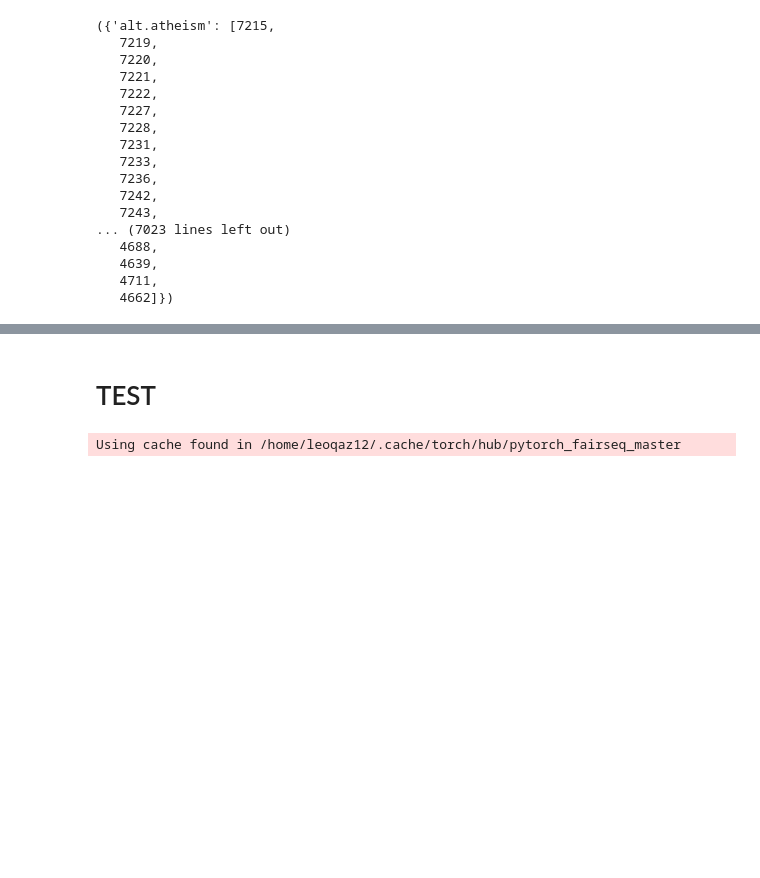
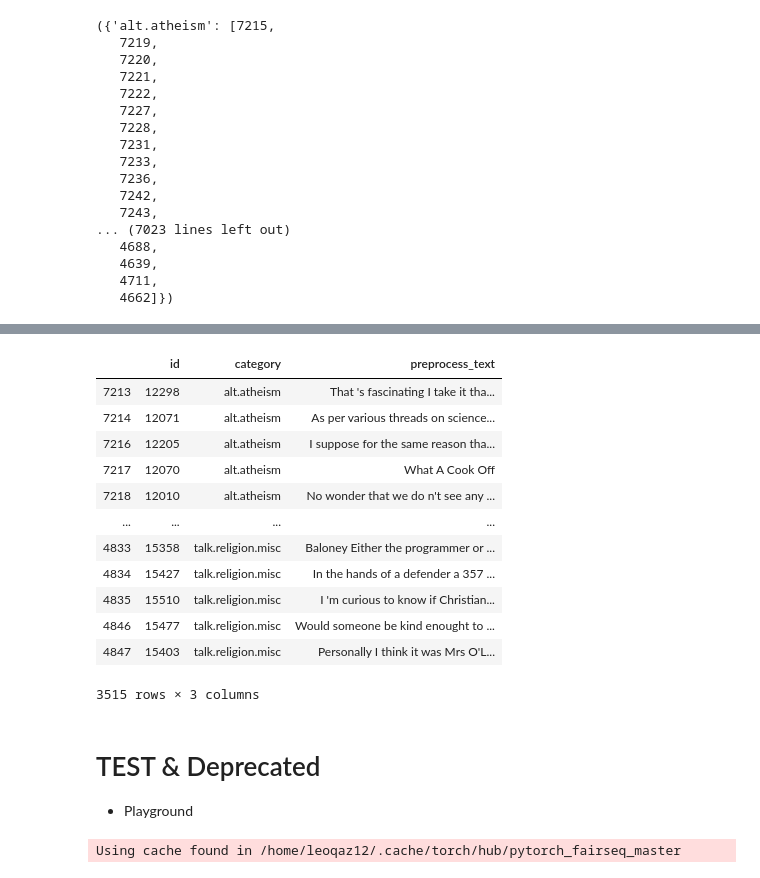
Before and after one commit to tychen5/SequenceFramework, a Jupyter notebook: 1.AnalyzeData_Preprocessing.ipynb, the cells around one changed output, grey strips where cells are left out. Saved outputs shown, nothing was run; the diff lists cells and outputs as text; code cells hidden in the pictures; blank space fills up the shorter version.

```diff
--- a/1.AnalyzeData.ipynb
+++ b/1.AnalyzeData_Preprocessing.ipynb
@@ -508,3 +491,21 @@ int(5/2)
+# %%
+test_df.to_csv('data/20news-bydate-v3/validation_df.csv')
+valid_df.to_csv('data/20news-bydate-v3/test_df.csv')
+test_df
+# %% [output]
+|  | id | category | preprocess_text |
+| 7213 | 12298 | alt.atheism | That 's fascinating I take it tha... |
+| 7214 | 12071 | alt.atheism | As per various threads on science... |
+| 7216 | 12205 | alt.atheism | I suppose for the same reason tha... |
+| 7217 | 12070 | alt.atheism | What A Cook Off |
+| 7218 | 12010 | alt.atheism | No wonder that we do n't see any ... |
+| ... | ... | ... | ... |
+| 4833 | 15358 | talk.religion.misc | Baloney Either the programmer or ... |
+| 4834 | 15427 | talk.religion.misc | In the hands of a defender a 357 ... |
+| 4835 | 15510 | talk.religion.misc | I 'm curious to know if Christian... |
+| 4846 | 15477 | talk.religion.misc | Would someone be kind enought to ... |
+| 4847 | 15403 | talk.religion.misc | Personally I think it was Mrs O'L... |
+3515 rows × 3 columns
 # %%
 # def convert(series):
 #     if type(series) is not int:
@@ -515,7 +516,8 @@ int(5/2)
 #             return series
 #     return series
 # %% [markdown]
-# TEST
+# TEST & Deprecated
+* Playground
 # %%
 roberta = torch.hub.load('pytorch/fairseq', 'roberta.large')
 roberta.eval()
```
Also changed, not shown: parts of 7 cells of this notebook.
